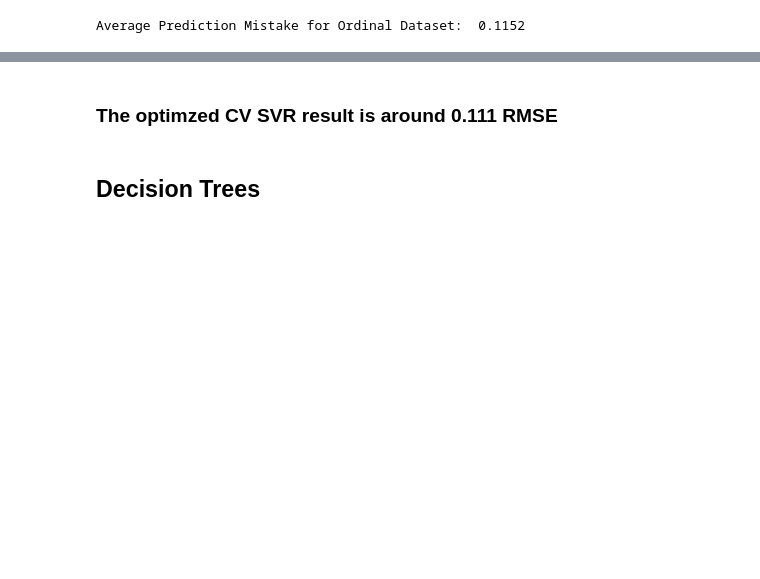
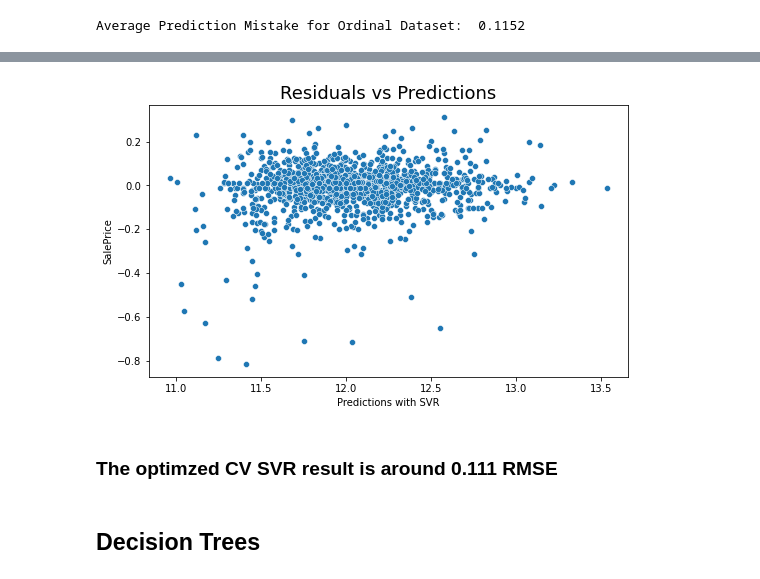
Before and after one commit to Sunscres91/full_ds_project, a Jupyter notebook: №3 Modeling-Log Transformation.ipynb, the cells around one changed output, grey strips where cells are left out. Cells and saved outputs as stored; diff of their text form; code cells hidden in the pictures; blank space fills up the shorter version.

```diff
--- a/№3 Modeling-Log Transformation.ipynb
+++ b/№3 Modeling-Log Transformation.ipynb
@@ -303,3 +323,11 @@ plt.xticks(rotation=45);
+# %%
+plt.figure(figsize=(8.6,5));
+residuals = drop_train_y - svr_pred
+sns.scatterplot(x=svr_pred,y=residuals);
+plt.xlabel('Predictions with SVR');
+plt.title('Residuals vs Predictions', fontsize=18);
+# %% [output]
+[figure, added]
 # %% [markdown]
 ### The optimzed CV SVR result is around 0.111 RMSE
 # %% [markdown]
```
Also changed, not shown: parts of 29 cells of this notebook.
